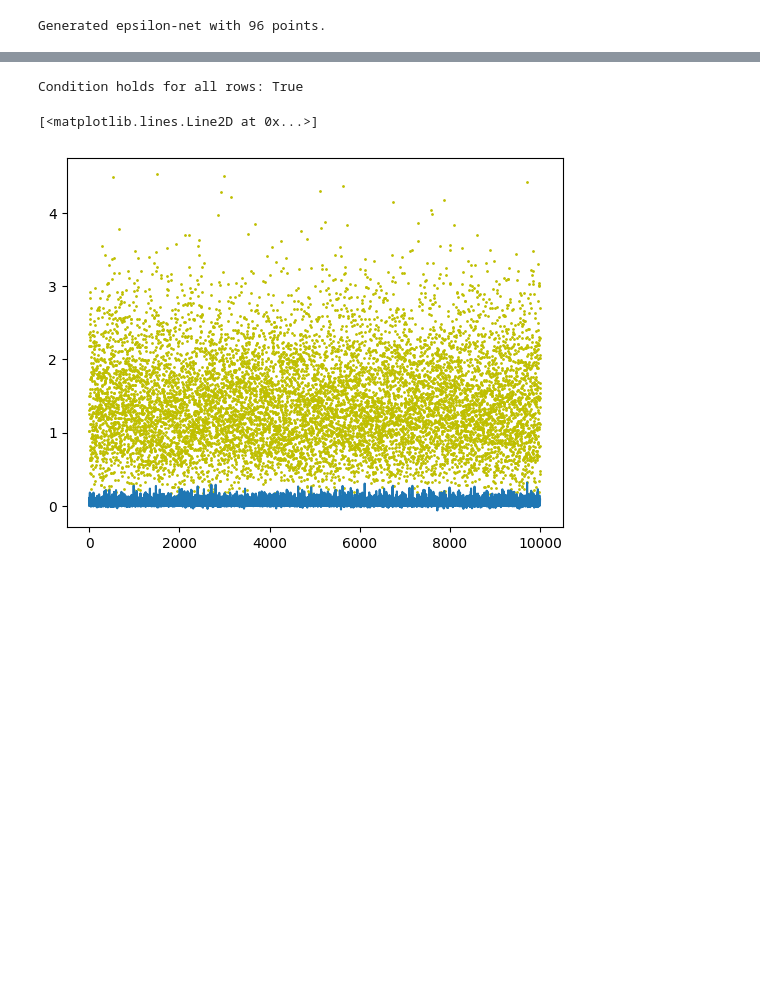
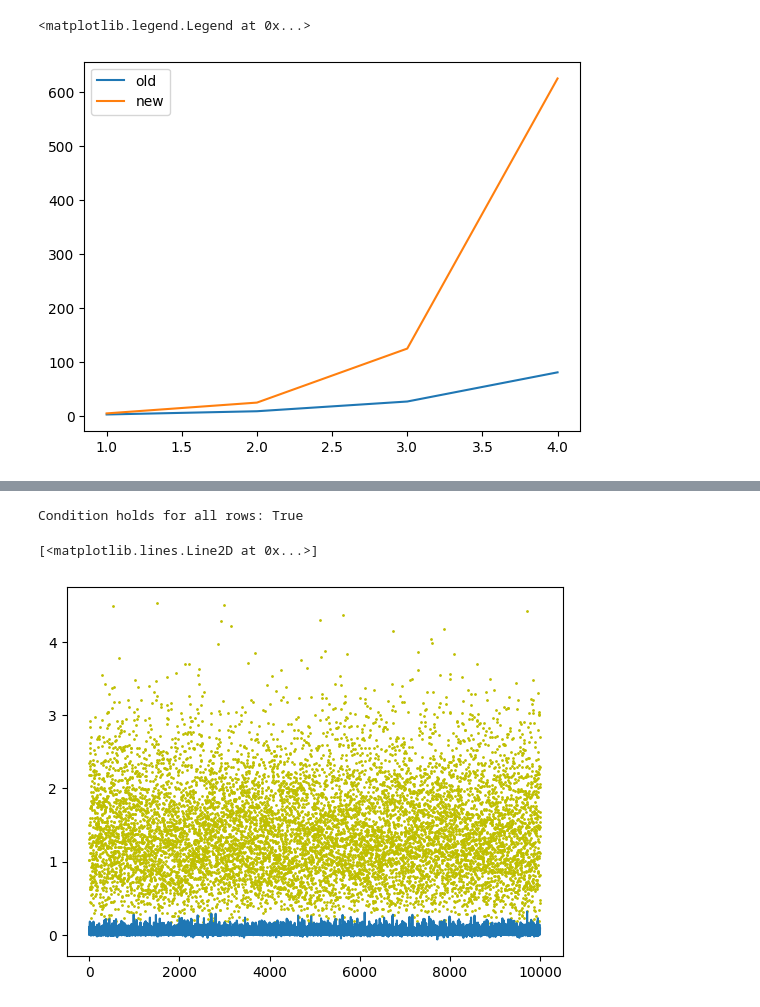
Before and after one commit to Quan-Zhou/MAB, a Jupyter notebook: Enet.ipynb, the cells around one changed output, grey strips where cells are left out. Drawn from its saved outputs; the diff is of its cells as text; code cells hidden in the pictures; blank space fills up the shorter version.

```diff
--- a/Enet.ipynb
+++ b/Enet.ipynb
@@ -7 +6,12 @@ from mpl_toolkits.mplot3d import Axes3D
+# %%
+epsilon=0.5
+n=np.arange(1,5,1)
+y=(1+1/epsilon)**n
+z=(1+2/epsilon)**(n)
+plt.plot(n,y,label='old')
+plt.plot(n,z,label='new')
+plt.legend()
+# %% [output]
+<matplotlib.legend.Legend at 0x...>
+[figure, added]
 # %%
@@ -41,10 +139,0 @@ def generate_epsilon_net(epsilon):
-# %%
-# Example usage
-epsilon = 0.5  # Set the desired epsilon value
-net_points = generate_epsilon_net(epsilon)
-
-print(f"Generated epsilon-net with {len(net_points)} points.")
-# Optional: Save the points to a file
-# np.savetxt("epsilon_net.txt", net_points)
-# %% [output]
-Generated epsilon-net with 96 points.
```
Also changed, not shown: parts of 17 cells of this notebook.
